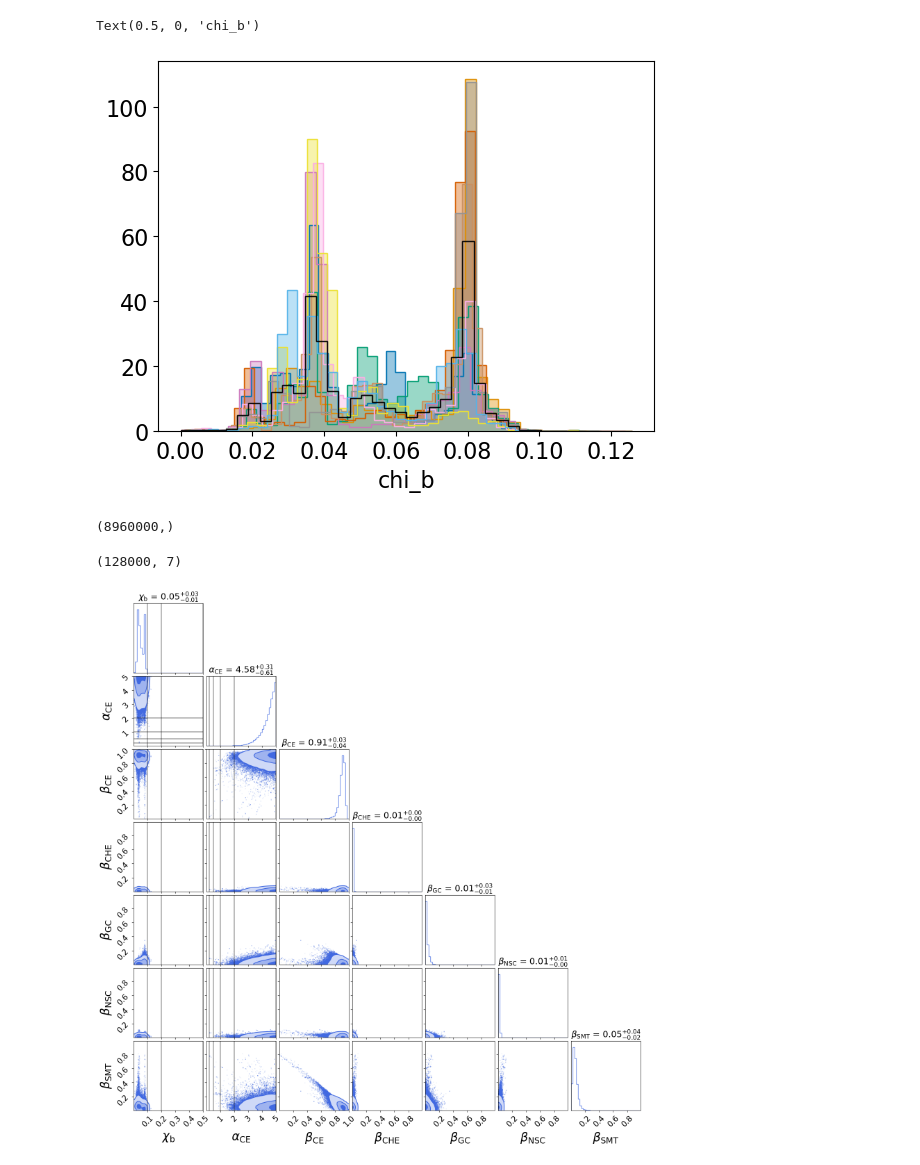
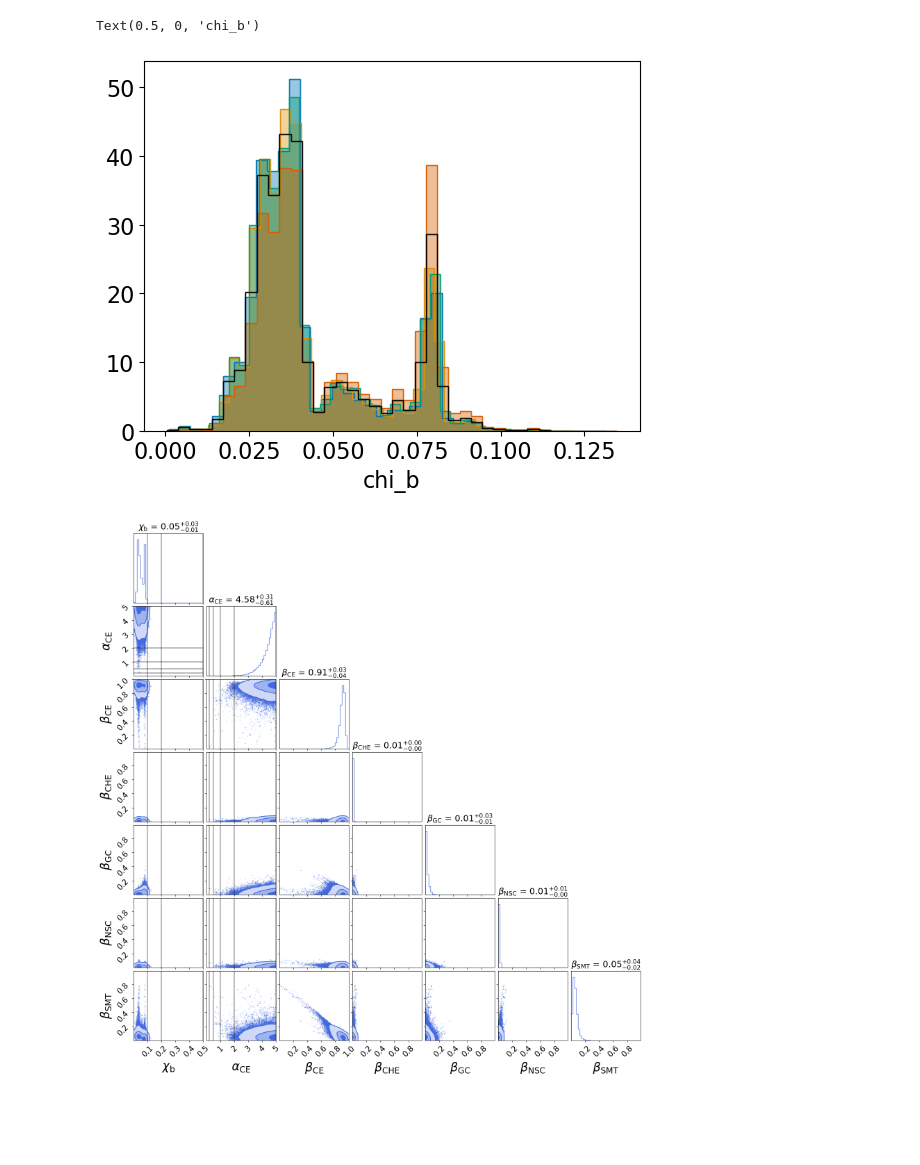
Before and after one commit to michaelzevin/AMAZE, a Jupyter notebook: notebooks/plot_continuous_result.ipynb, the cells around one changed output. Drawn from its saved outputs; the diff is of its cells as text; code cells hidden in the pictures; blank space fills up the shorter version.

Commit message:
check production results

```diff
--- a/notebooks/plot_continuous_result.ipynb
+++ b/notebooks/plot_continuous_result.ipynb
@@ -42,7 +42,7 @@ corner_kwargs = dict(
 )
 
 i=0
-for i, result in enumerate(['/data/wiay/2297403c/amaze_model_select/Nflows_AMAZE_paper/outputs/cont_GWTC3/production/output_seed12.hdf5','/data/wiay/2297403c/amaze_model_select/AMAZE_project_resources/test_production_runs/continuous_GWTC-3/output_seed12.hdf5']):
+for i, result in enumerate(['/data/wiay/2297403c/amaze_model_select/Nflows_AMAZE_paper/outputs/cont_GWTC3/prod_retrainedCE/*.hdf5','/data/wiay/2297403c/amaze_model_select/AMAZE_project_resources/test_production_runs/continuous_GWTC-3/output_seed12.hdf5']):
     for result_file in glob.glob(result):
         flow_file = h5py.File(result_file, 'r')
         branching_fracs = np.array(flow_file['model_selection']['samples']['block0_values'])
@@ -64,30 +67,22 @@ for a in alpha:
 # %%
 i=0
 all_samples = np.array([])
 colors = sns.color_palette("colorblind", n_colors=10)
 
-for result_file in glob.glob('*.hdf5'):
+for result_file in glob.glob('/data/wiay/2297403c/amaze_model_select/Nflows_AMAZE_paper/outputs/cont_GWTC3/prod_retrainedCE/*.hdf5'):
     flow_file = h5py.File(result_file, 'r')
     branching_fracs = np.array(flow_file['model_selection']['samples']['block0_values'])
     plt.hist(branching_fracs[:,0], bins=40, alpha=0.4, histtype='stepfilled', color=colors[i], density=1)
     plt.hist(branching_fracs[:,0], bins=40, alpha=0.9, histtype='step', color=colors[i], density=1)
     i+=1
     all_samples = np.append(all_samples, branching_fracs)
 
 all_samples = np.reshape(all_samples, (-1, 7))
 plt.hist(all_samples[:,0], bins=40, alpha=0.9, histtype='step', color='black',  density=1)
 plt.xlabel('chi_b')
 # %% [output]
 Text(0.5, 0, 'chi_b')
-[figure, old version]
+[figure, new version]
-# %%
-all_samples.shape
-# %% [output]
-(8960000,)
-# %%
-branching_fracs.shape
-# %% [output]
-(128000, 7)
 # %%
 #corner plots of betas
 plt.rcParams.update({'font.size': 16})
```
Also changed, not shown: parts of 4 cells of this notebook.
